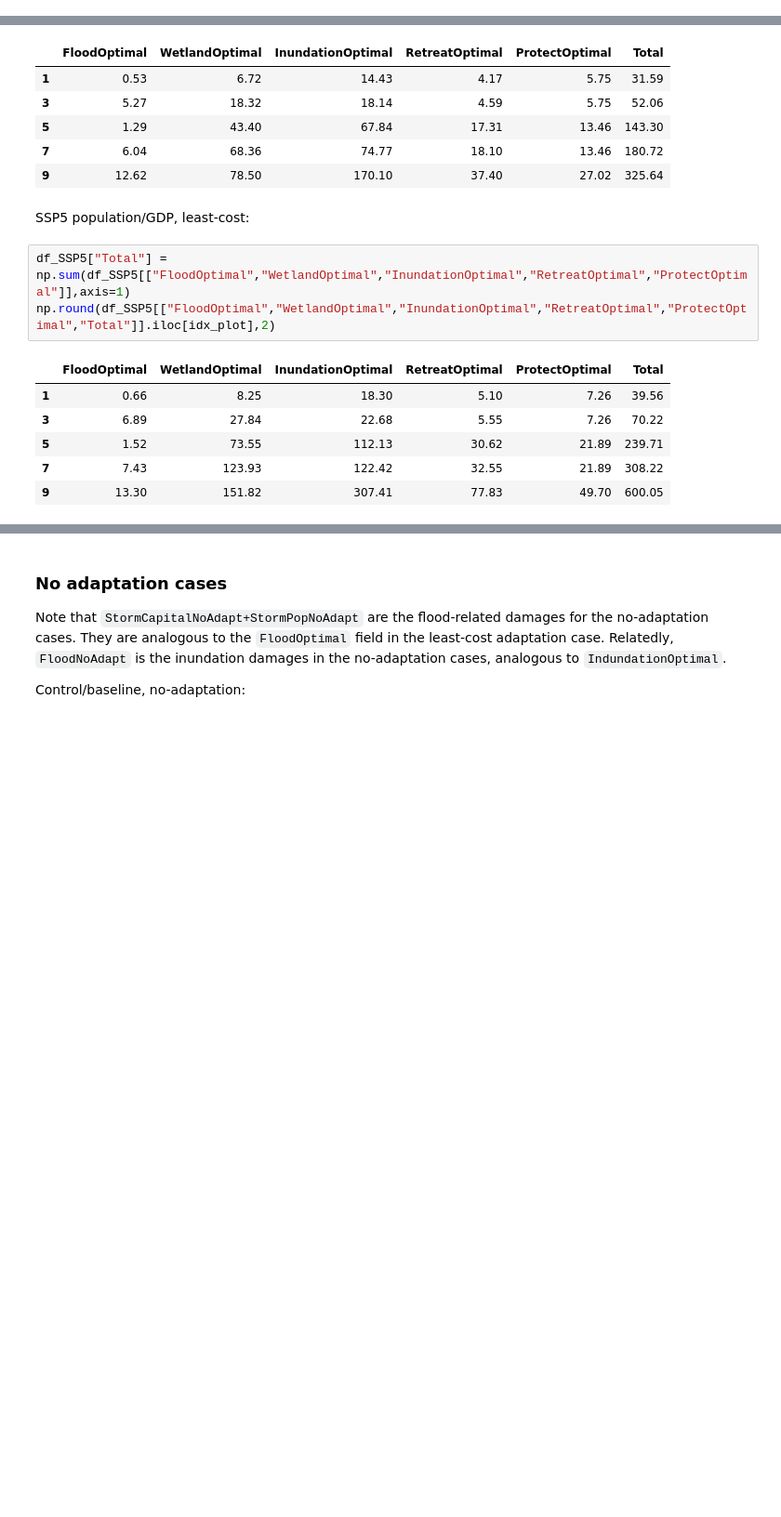
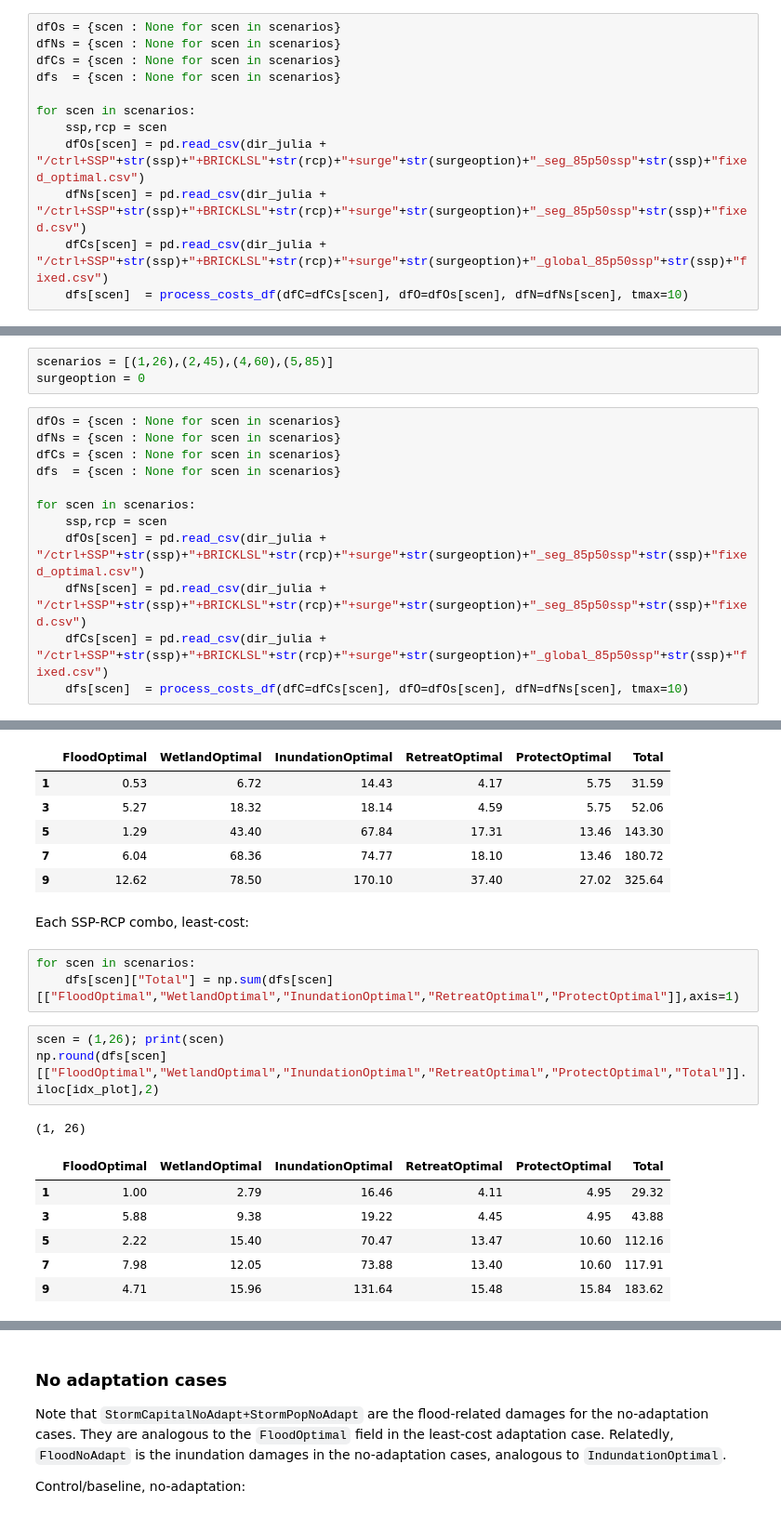
Before and after one commit to raddleverse/CIAM_uncertainty_propagation, a Jupyter notebook: work_baseline_comparisons/plotsAndAnalysis_baselineComparisons.ipynb, the cells around one changed output, grey strips where cells are left out. Shown at 93% size. Saved outputs shown, nothing was run; the diff lists cells and outputs as text; blank space fills up the shorter version.

```diff
--- a/work_baseline_comparisons/plotsAndAnalysis_baselineComparisons.ipynb
+++ b/work_baseline_comparisons/plotsAndAnalysis_baselineComparisons.ipynb
@@ -878,0 +1196,12 @@ dfOut.to_csv(filename_out, index=False)
+# %%
+dfOs = {scen : None for scen in scenarios}
+dfNs = {scen : None for scen in scenarios}
+dfCs = {scen : None for scen in scenarios}
+dfs  = {scen : None for scen in scenarios}
+
+for scen in scenarios:
+    ssp,rcp = scen
+    dfOs[scen] = pd.read_csv(dir_julia + "/ctrl+SSP"+str(ssp)+"+BRICKLSL"+str(rcp)+"+surge"+str(surgeoption)+"_seg_85p50ssp"+str(ssp)+"fixed_optimal.csv")
+    dfNs[scen] = pd.read_csv(dir_julia + "/ctrl+SSP"+str(ssp)+"+BRICKLSL"+str(rcp)+"+surge"+str(surgeoption)+"_seg_85p50ssp"+str(ssp)+"fixed.csv")
+    dfCs[scen] = pd.read_csv(dir_julia + "/ctrl+SSP"+str(ssp)+"+BRICKLSL"+str(rcp)+"+surge"+str(surgeoption)+"_global_85p50ssp"+str(ssp)+"fixed.csv")
+    dfs[scen]  = process_costs_df(dfC=dfCs[scen], dfO=dfOs[scen], dfN=dfNs[scen], tmax=10)
@@ -879 +1351,16 @@ dfOut.to_csv(filename_out, index=False)
+# %%
+scenarios = [(1,26),(2,45),(4,60),(5,85)]
+surgeoption = 0
+# %%
+dfOs = {scen : None for scen in scenarios}
+dfNs = {scen : None for scen in scenarios}
+dfCs = {scen : None for scen in scenarios}
+dfs  = {scen : None for scen in scenarios}
+
+for scen in scenarios:
+    ssp,rcp = scen
+    dfOs[scen] = pd.read_csv(dir_julia + "/ctrl+SSP"+str(ssp)+"+BRICKLSL"+str(rcp)+"+surge"+str(surgeoption)+"_seg_85p50ssp"+str(ssp)+"fixed_optimal.csv")
+    dfNs[scen] = pd.read_csv(dir_julia + "/ctrl+SSP"+str(ssp)+"+BRICKLSL"+str(rcp)+"+surge"+str(surgeoption)+"_seg_85p50ssp"+str(ssp)+"fixed.csv")
+    dfCs[scen] = pd.read_csv(dir_julia + "/ctrl+SSP"+str(ssp)+"+BRICKLSL"+str(rcp)+"+surge"+str(surgeoption)+"_global_85p50ssp"+str(ssp)+"fixed.csv")
+    dfs[scen]  = process_costs_df(dfC=dfCs[scen], dfO=dfOs[scen], dfN=dfNs[scen], tmax=10)
 # %% [markdown]
@@ -894,15 +1379,19 @@ np.round(df_ctrl[["FloodOptimal","WetlandOptimal","InundationOptimal","RetreatOp
 | 5 | 1.29 | 43.40 | 67.84 | 17.31 | 13.46 | 143.30 |
 | 7 | 6.04 | 68.36 | 74.77 | 18.10 | 13.46 | 180.72 |
 | 9 | 12.62 | 78.50 | 170.10 | 37.40 | 27.02 | 325.64 |
-# %% [markdown]
-SSP5 population/GDP, least-cost:
+# %% [markdown]
+Each SSP-RCP combo, least-cost:
+# %%
+for scen in scenarios:
+    dfs[scen]["Total"] = np.sum(dfs[scen][["FloodOptimal","WetlandOptimal","InundationOptimal","RetreatOptimal","ProtectOptimal"]],axis=1)
 # %%
-df_SSP5["Total"] = np.sum(df_SSP5[["FloodOptimal","WetlandOptimal","InundationOptimal","RetreatOptimal","ProtectOptimal"]],axis=1)
-np.round(df_SSP5[["FloodOptimal","WetlandOptimal","InundationOptimal","RetreatOptimal","ProtectOptimal","Total"]].iloc[idx_plot],2)
+scen = (1,26); print(scen)
+np.round(dfs[scen][["FloodOptimal","WetlandOptimal","InundationOptimal","RetreatOptimal","ProtectOptimal","Total"]].iloc[idx_plot],2)
 # %% [output]
+(1, 26)
 |  | FloodOptimal | WetlandOptimal | InundationOptimal | RetreatOptimal | ProtectOptimal | Total |
-| 1 | 0.66 | 8.25 | 18.30 | 5.10 | 7.26 | 39.56 |
-| 3 | 6.89 | 27.84 | 22.68 | 5.55 | 7.26 | 70.22 |
-| 5 | 1.52 | 73.55 | 112.13 | 30.62 | 21.89 | 239.71 |
-| 7 | 7.43 | 123.93 | 122.42 | 32.55 | 21.89 | 308.22 |
-| 9 | 13.30 | 151.82 | 307.41 | 77.83 | 49.70 | 600.05 |
+| 1 | 1.00 | 2.79 | 16.46 | 4.11 | 4.95 | 29.32 |
+| 3 | 5.88 | 9.38 | 19.22 | 4.45 | 4.95 | 43.88 |
+| 5 | 2.22 | 15.40 | 70.47 | 13.47 | 10.60 | 112.16 |
+| 7 | 7.98 | 12.05 | 73.88 | 13.40 | 10.60 | 117.91 |
+| 9 | 4.71 | 15.96 | 131.64 | 15.48 | 15.84 | 183.62 |
```
Also changed, not shown: parts of 34 cells of this notebook, 5 other files.
